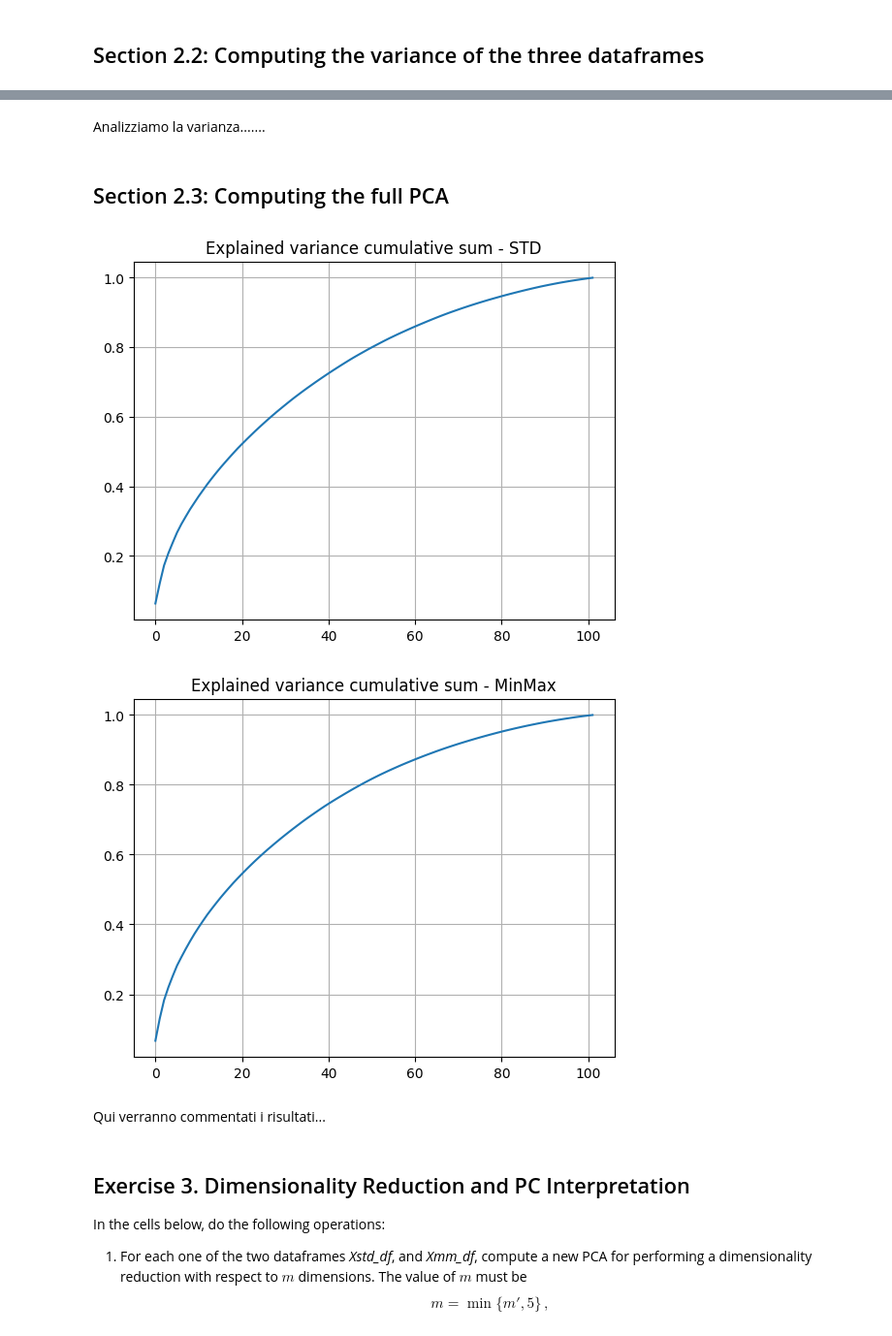
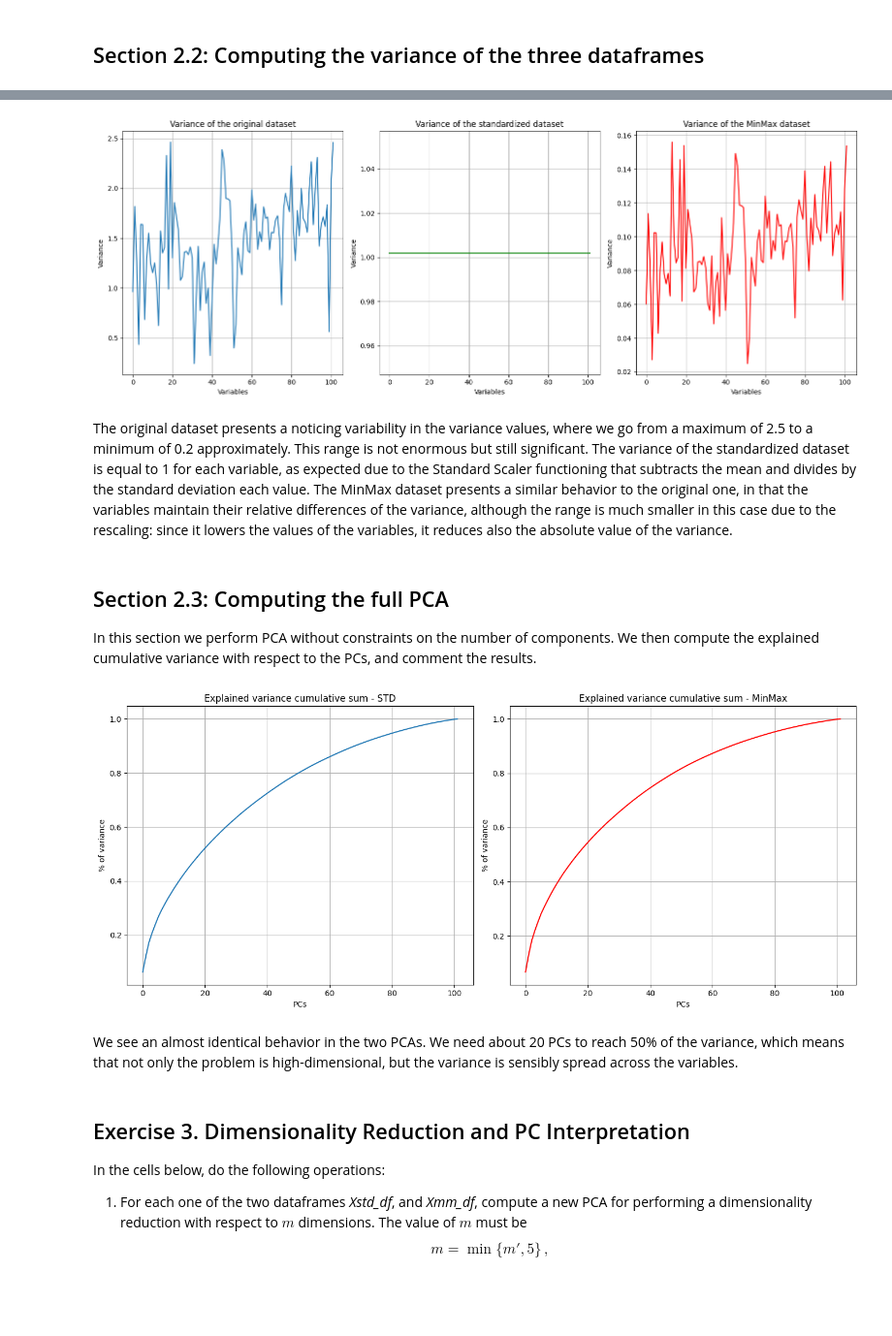
Before and after one commit to fabiolauro/PCA_CLA_Project, a Jupyter notebook: HWpca_Lauro_Martellone.ipynb, the cells around one changed output, grey strips where cells are left out. Shown at 97% size. Saved outputs shown, nothing was run; the diff lists cells and outputs as text; code cells hidden in the pictures; blank space fills up the shorter version.

```diff
--- a/HWpca_Lauro_Martellone.ipynb
+++ b/HWpca_Lauro_Martellone.ipynb
@@ -368,32 +347,68 @@ plt.show()
-# %% [markdown]
-Analizziamo la varianza.......
-# %% [markdown]
-## Section 2.3: Computing the full PCA
+# %%
+#computing the variance
+var_x = X_df.var()
+var_std = Xstd_df.var()
+var_mm = Xmm_df.var()
+
+
+#plotting the variance of all the datasets
+fig_var, ax_var = plt.subplots(1,3, figsize=(16,6))
+
+ax_var[0].plot(var_x.values)
+ax_var[0].set_xlabel("Variables")
+ax_var[0].set_ylabel("Variance")
+ax_var[0].set_title("Variance of the original dataset")
+ax_var[0].grid(True)
+
+ax_var[1].plot(var_std.values, color = "green")
+ax_var[1].set_xlabel("Variables")
+ax_var[1].set_ylabel("Variance")
+ax_var[1].set_title("Variance of the standardized dataset")
+ax_var[1].grid(True)
+
+ax_var[2].plot(var_mm.values, color = "red")
+ax_var[2].set_xlabel("Variables")
+ax_var[2].set_ylabel("Variance")
+ax_var[2].set_title("Variance of the MinMax dataset")
+ax_var[2].grid(True)
+
+plt.tight_layout()
+plt.show()
+# %% [output]
+[figure, added]
+# %% [markdown]
+The original dataset presents a noticing variability in the variance values, where we go from a maximum of 2.5 to a minimum of 0.2 approximately. This range is not enormous but still significant.
+The variance of the standardized dataset is equal to 1 for each variable, as expected due to the Standard Scaler functioning that subtracts the mean and divides by the standard deviation each value.
+The MinMax dataset presents a similar behavior to the original one, in that the variables maintain their relative differences of the variance, although the range is much smaller in this case due to the rescaling: since it lowers the values of the variables, it reduces also the absolute value of the variance.
+# %% [markdown]
+## Section 2.3: Computing the full PCA
+In this section we perform PCA without constraints on the number of components. We then compute the explained cumulative variance with respect to the PCs, and comment the results.
 # %%
 pca_std = PCA()
 pca_mm = PCA()
 
 pca_std.fit(Xstd_df)
 pca_mm.fit(Xmm_df)
 
-plt.figure()
-plt.plot(np.cumsum(pca_std.explained_variance_ratio_))
-plt.title("Explained variance cumulative sum - STD")
-plt.grid()
+fig_full, ax_full = plt.subplots(1,2, figsize = (14,6))
+ax_full[0].plot(np.cumsum(pca_std.explained_variance_ratio_))
+ax_full[0].set_xlabel("PCs")
+ax_full[0].set_ylabel("% of variance")
+ax_full[0].set_title("Explained variance cumulative sum - STD")
+ax_full[0].grid(True)
+
+ax_full[1].plot(np.cumsum(pca_mm.explained_variance_ratio_), color = "red")
+ax_full[1].set_xlabel("PCs")
+ax_full[1].set_ylabel("% of variance")
+ax_full[1].set_title("Explained variance cumulative sum - MinMax")
+ax_full[1].grid(True)
+
+plt.tight_layout()
 plt.show()
-
-plt.figure()
-plt.plot(np.cumsum(pca_mm.explained_variance_ratio_))
-plt.title("Explained variance cumulative sum - MinMax")
-plt.grid()
-plt.show()
-
-#COMMENT THE RESULTS!!
 # %% [output]
-[figure, old version]
+[figure, new version]
-[figure, removed]
-# %% [markdown]
-Qui verranno commentati i risultati...
+# %% [markdown]
+We see an almost identical behavior in the two PCAs. We need about 20 PCs to reach 50% of the variance, which means that not only the problem is high-dimensional, but the variance is sensibly spread across the variables.
 # %% [markdown]
 ## Exercise 3. Dimensionality Reduction and PC Interpretation
 
```
Also changed, not shown: parts of 6 cells of this notebook.
